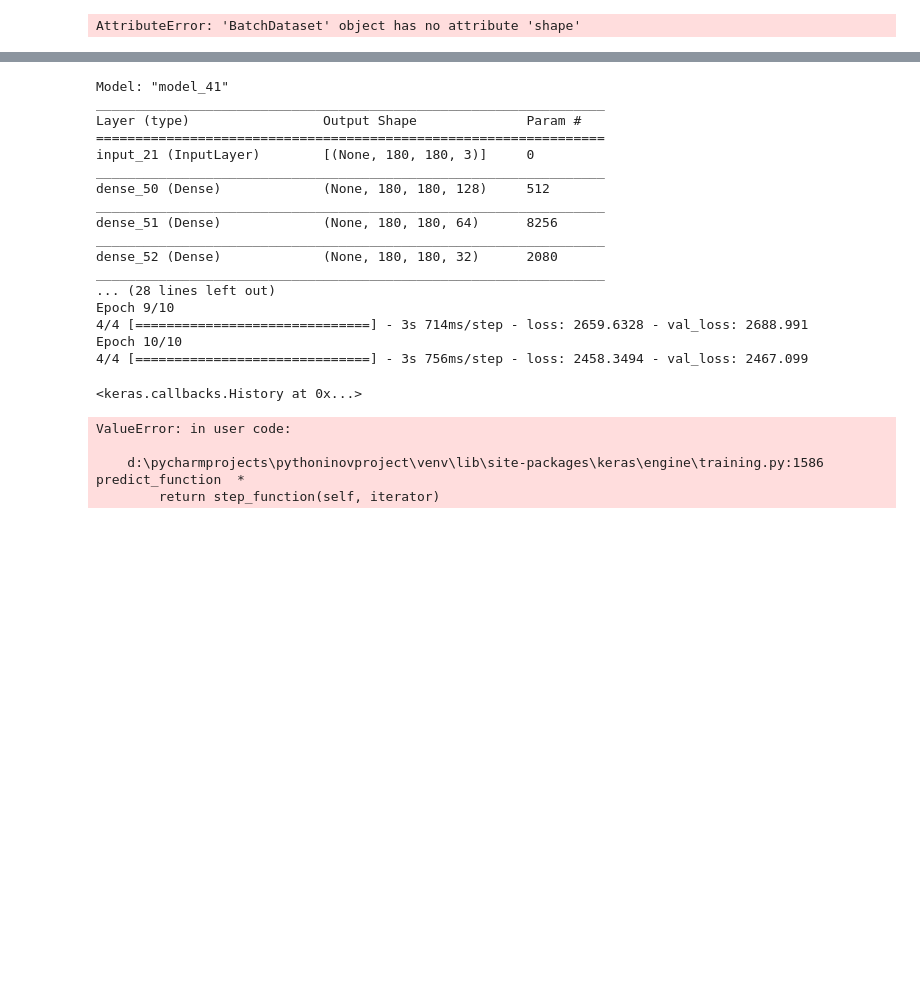
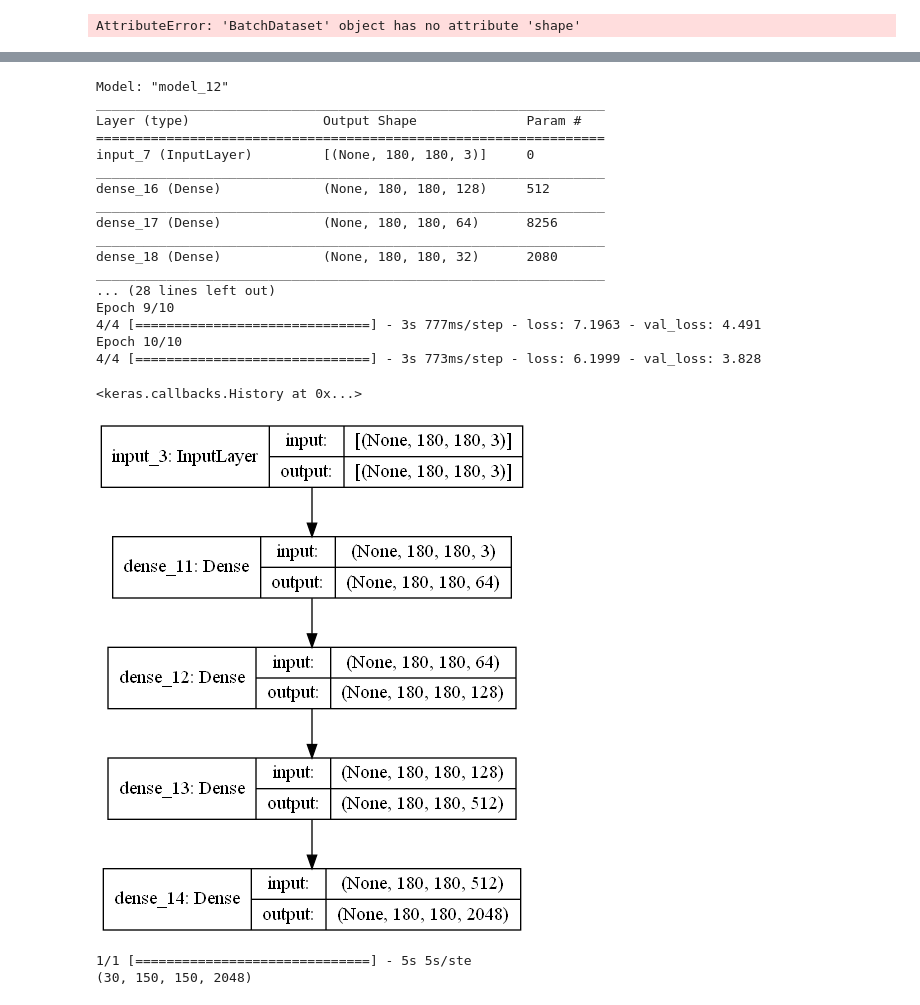
Before and after one commit to Variares1/Projet_DataScience_A5, a Jupyter notebook: final/Livrable 2.ipynb, the cells around one changed output, grey strips where cells are left out. Saved outputs shown, nothing was run; the diff lists cells and outputs as text; code cells hidden in the pictures; blank space fills up the shorter version.

Commit message:
Update test for Livrable 2

```diff
--- a/final/Livrable 2.ipynb
+++ b/final/Livrable 2.ipynb
@@ -78,19 +78,22 @@ train_datagen = ImageDataGenerator(
         shear_range=0,
         zoom_range=0,
         horizontal_flip=True,
+        validation_split=0.20,
         preprocessing_function=add_noise,
         )
 
 train_generator = train_datagen.flow_from_directory(
         clean_dataset,
-        target_size=(150, 150),
+        subset = 'training',
+        target_size=(image_h, image_w),
         batch_size=32,
         class_mode=None,
         )
 
-#validation_generator = test_datagen.flow_from_directory(
-#        'clean_dataset',
-#        target_size=(150, 150),
-#        batch_size=32,
-#        class_mode='binary')
+test_generator = train_datagen.flow_from_directory(
+        clean_dataset,
+        subset = 'validation',
+        target_size=(image_h, image_w),
+        batch_size=32,
+        class_mode=None)
 # %% [output]
@@ -285,3 +293,22 @@ decoded = layers.Dense(128, activation='relu')(decoded)
 decoded = layers.Dense(784, activation='sigmoid')(decoded)
 
 autoencoder = keras.Model(input_img, decoded)
+# %%
+import tensorflow as tf
+
+new_decoder = tf.keras.Sequential([
+        keras.Input(shape=(image_h, image_w, 3)),
+        tf.keras.layers.Dense(64, activation='relu',activity_regularizer=regularizers.l1(10e-5)),
+        tf.keras.layers.Dense(128, activation='relu'),
+        tf.keras.layers.Dense(512, activation='relu'),
+        tf.keras.layers.Dense(2048, activation='sigmoid')
+    ])
+new_decoder.compile(optimizer = 'adam',
+                  loss = 'mean_absolute_error')
+new_decoder.fit(train_generator,
+                epochs=10,
+                batch_size=batch_s,
+                shuffle=True,
+                validation_data=test_generator,
+                )
+new_decoder.summary()
@@ -290,36 +335,40 @@ autoencoder = keras.Model(input_img, decoded)
 autoencoder.summary()
 autoencoder.compile(optimizer='adam', loss='mean_absolute_error')
 
-autoencoder.fit(train_set,
+autoencoder.fit(train_generator,
                 epochs=10,
                 batch_size=batch_s,
                 shuffle=True,
-                validation_data=test_set,
+                validation_data=test_generator,
                 )
 # %% [output]
-Model: "model_41"
+Model: "model_12"
 _________________________________________________________________
 Layer (type)                 Output Shape              Param #
 =================================================================
-input_21 (InputLayer)        [(None, 180, 180, 3)]     0
+input_7 (InputLayer)         [(None, 180, 180, 3)]     0
 _________________________________________________________________
-dense_50 (Dense)             (None, 180, 180, 128)     512
+dense_16 (Dense)             (None, 180, 180, 128)     512
 _________________________________________________________________
-dense_51 (Dense)             (None, 180, 180, 64)      8256
+dense_17 (Dense)             (None, 180, 180, 64)      8256
 _________________________________________________________________
-dense_52 (Dense)             (None, 180, 180, 32)      2080
+dense_18 (Dense)             (None, 180, 180, 32)      2080
 _________________________________________________________________
 ... (28 lines left out)
 Epoch 9/10
-4/4 [==============================] - 3s 714ms/step - loss: 2659.6328 - val_loss: 2688.991
+4/4 [==============================] - 3s 777ms/step - loss: 7.1963 - val_loss: 4.491
 Epoch 10/10
-4/4 [==============================] - 3s 756ms/step - loss: 2458.3494 - val_loss: 2467.099
+4/4 [==============================] - 3s 773ms/step - loss: 6.1999 - val_loss: 3.828
 <keras.callbacks.History at 0x...>
-# %%
-encoded_imgs = encoder.predict(test_set)
-decoded_imgs = decoder.predict(encoded_imgs)
-# %% [output]
-ValueError: in user code:
-
-    d:\pycharmprojects\pythoninovproject\venv\lib\site-packages\keras\engine\training.py:1586 predict_function  *
-        return step_function(self, iterator)
+# %%
+tf.keras.utils.plot_model(new_decoder, show_shapes=True)
+# %% [output]
+[figure, added]
+# %%
+decoded_imgs = new_decoder.predict(test_generator, verbose=1)
+print(decoded_imgs.shape)
+
+#decoded_imgs = decoder.predict(encoded_imgs,verbose=1)
+# %% [output]
+1/1 [==============================] - 5s 5s/ste
+(30, 150, 150, 2048)
```
Also changed, not shown: parts of 7 cells of this notebook, 1 other file.
